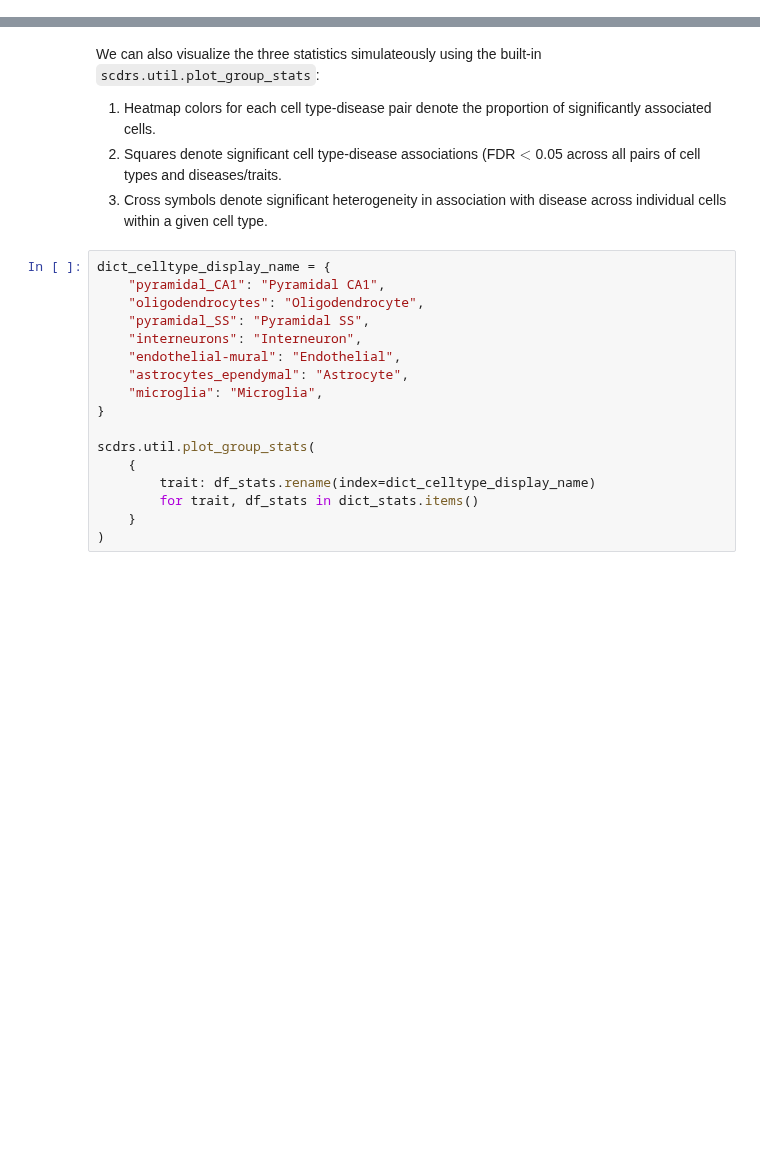
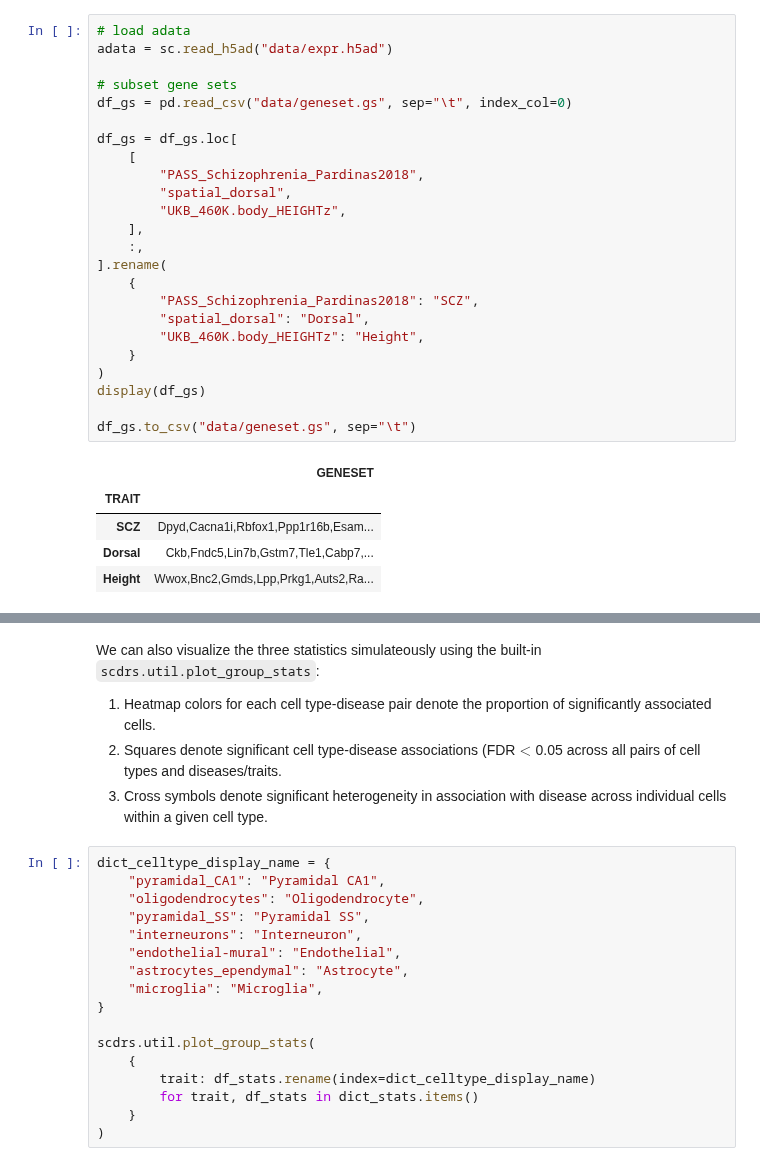
Before and after one commit to martinjzhang/scDRS, a Jupyter notebook: docs/notebooks/quickstart.ipynb, the cells around one changed output, grey strips where cells are left out. Saved outputs shown, nothing was run; the diff lists cells and outputs as text; blank space fills up the shorter version.

```diff
--- a/docs/notebooks/quickstart.ipynb
+++ b/docs/notebooks/quickstart.ipynb
@@ -96,0 +43,30 @@ df_gs.reset_index().to_csv("data/geneset.gs", sep="\t", index=False)
+# %%
+# load adata
+adata = sc.read_h5ad("data/expr.h5ad")
+
+# subset gene sets
+df_gs = pd.read_csv("data/geneset.gs", sep="\t", index_col=0)
+
+df_gs = df_gs.loc[
+    [
+        "PASS_Schizophrenia_Pardinas2018",
+        "spatial_dorsal",
+        "UKB_460K.body_HEIGHTz",
+    ],
+    :,
+].rename(
+    {
+        "PASS_Schizophrenia_Pardinas2018": "SCZ",
+        "spatial_dorsal": "Dorsal",
+        "UKB_460K.body_HEIGHTz": "Height",
+    }
+)
+display(df_gs)
+
+df_gs.to_csv("data/geneset.gs", sep="\t")
+# %% [output]
+|  | GENESET |
+| TRAIT |  |
+| SCZ | Dpyd,Cacna1i,Rbfox1,Ppp1r16b,Esam... |
+| Dorsal | Ckb,Fndc5,Lin7b,Gstm7,Tle1,Cabp7,... |
+| Height | Wwox,Bnc2,Gmds,Lpp,Prkg1,Auts2,Ra... |
```
Also changed, not shown: parts of 26 cells of this notebook, 1 other file.
